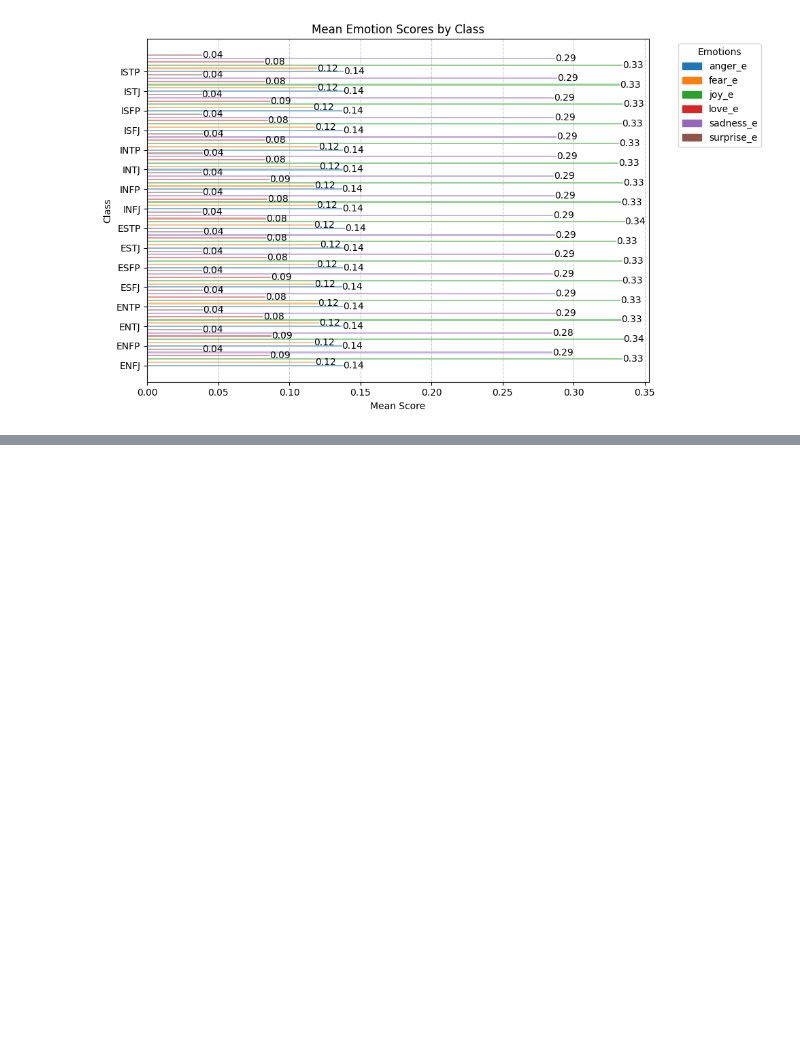
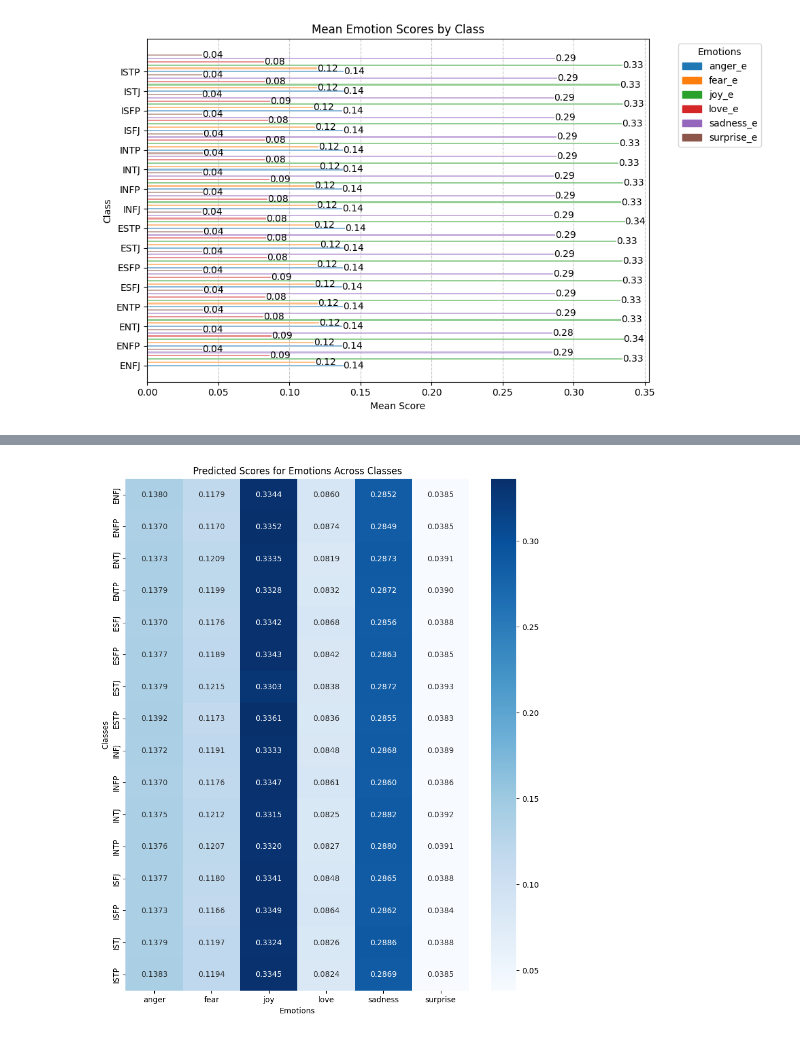
Before and after one commit to aliy1912/dsc_23, a Jupyter notebook: CAP3/cap3_emotions_analysis.ipynb, the cells around one changed output, grey strips where cells are left out. Saved outputs shown, nothing was run; the diff lists cells and outputs as text; code cells hidden in the pictures; blank space fills up the shorter version.

```diff
--- a/CAP3/cap3_emotions_analysis.ipynb
+++ b/CAP3/cap3_emotions_analysis.ipynb
@@ -111,3 +128,6 @@ fear        1937
 love        1304
 surprise     572
 Name: count, dtype: int64
+# %%
+emotions = list(np.unique(emo.emotion))
+emotions
@@ -434,3 +456,5 @@ tf_idf2.head()
 | 3 | 0.0 | 0.0 | 0.0 | 0.0 | 0.140387 | 0.0 | 0.0 | 0.0 | 0.000000 | 0.0 | ... | ... |
 | 4 | 0.0 | 0.0 | 0.0 | 0.0 | 1.000000 | 0.0 | 0.0 | 0.0 | 0.000000 | 0.0 | ... | ... |
 5 rows × 37 columns
+# %%
+class_names = list(np.unique(tf_idf.label))
@@ -775,0 +808,4 @@ judg.shape, prosp.shape
+# %%
+grouped_emo = emo_pred_df.groupby('label').mean()
+emo_by_type = pd.DataFrame(grouped_emo)
+emo_by_type
@@ -775,0 +831,10 @@ judg.shape, prosp.shape
+# %%
+plt.figure(figsize = (10,12))
+sns.heatmap(emo_by_type, cmap = 'Blues', annot = True, fmt = ".4f",
+            xticklabels = emotions, yticklabels = class_names)
+plt.xlabel('Emotions')
+plt.ylabel('Classes')
+plt.title('Predicted Scores for Emotions Across Classes')
+plt.show()
+# %% [output]
+[figure, added]
```
Also changed, not shown: parts of 45 cells of this notebook, 2 other files.
